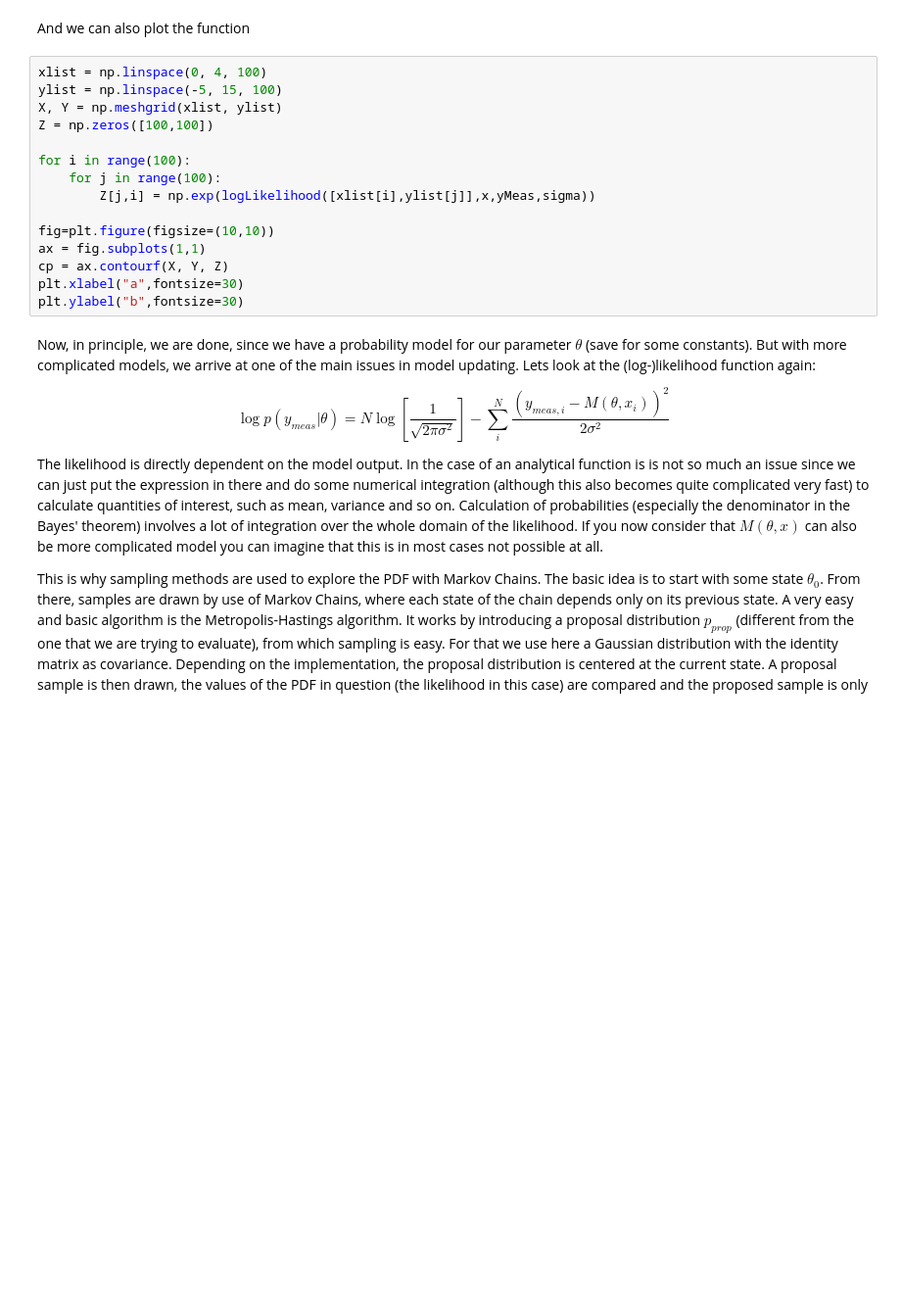
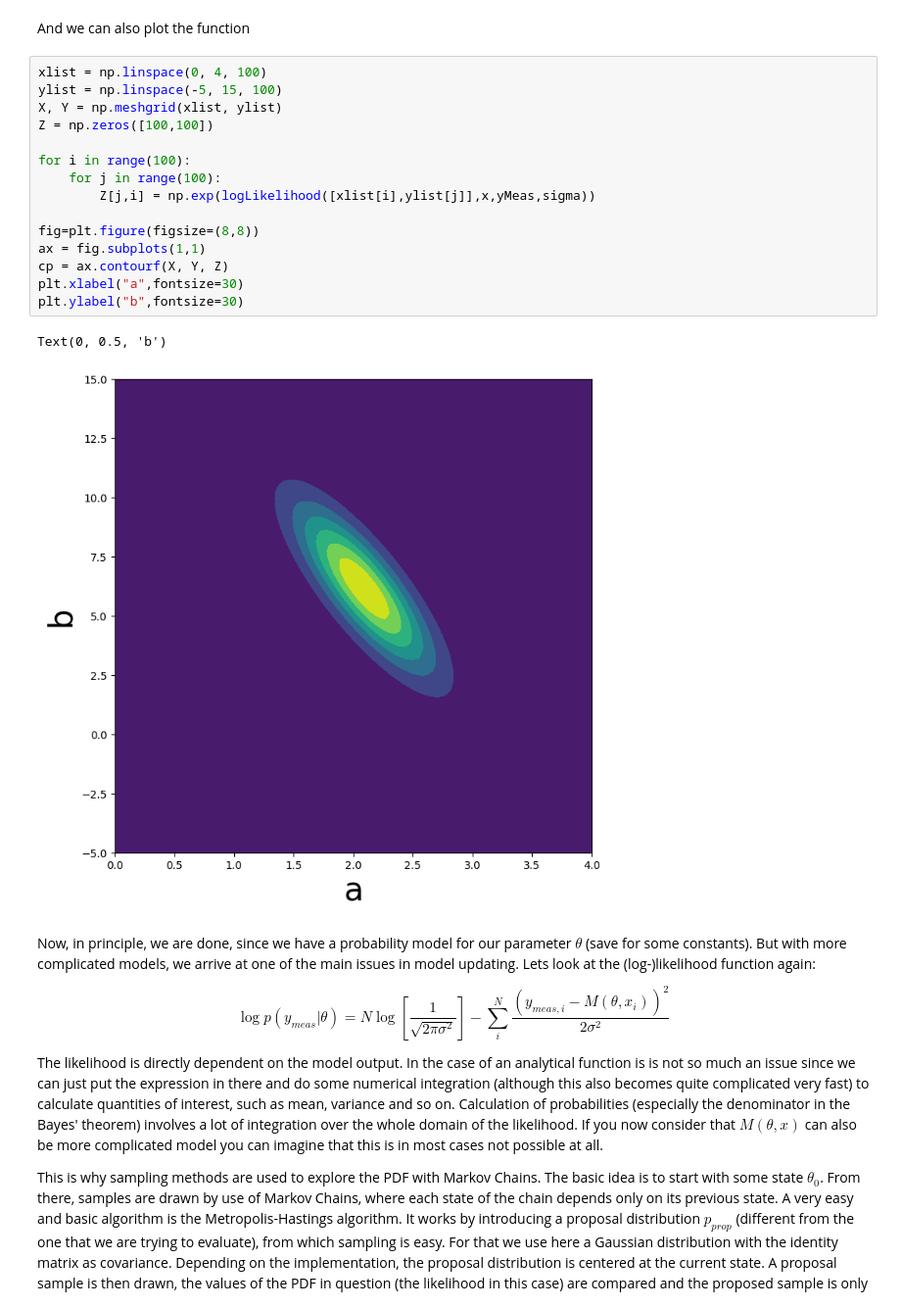
Before and after one commit to jgrashorn/BayesianExamples, a Jupyter notebook: Linear Regression/LinearRegression.ipynb, the cells around one changed output. Shown at 98% size. Saved outputs shown, nothing was run; the diff lists cells and outputs as text; blank space fills up the shorter version.

```diff
--- a/Linear Regression/LinearRegression.ipynb
+++ b/Linear Regression/LinearRegression.ipynb
@@ -109,18 +120,21 @@ And we can also plot the function
 # %%
 xlist = np.linspace(0, 4, 100)
 ylist = np.linspace(-5, 15, 100)
 X, Y = np.meshgrid(xlist, ylist)
 Z = np.zeros([100,100])
 
 for i in range(100):
     for j in range(100):
         Z[j,i] = np.exp(logLikelihood([xlist[i],ylist[j]],x,yMeas,sigma))
 
-fig=plt.figure(figsize=(10,10))
+fig=plt.figure(figsize=(8,8))
 ax = fig.subplots(1,1)
 cp = ax.contourf(X, Y, Z)
 plt.xlabel("a",fontsize=30)
 plt.ylabel("b",fontsize=30)
+# %% [output]
+Text(0, 0.5, 'b')
+[figure, added]
 # %% [markdown]
 Now, in principle, we are done, since we have a probability model for our parameter $\theta$ (save for some constants). But with more complicated models, we arrive at one of the main issues in model updating. Lets look at the (log-)likelihood function again:
 
```
Also changed, not shown: parts of 12 cells of this notebook.
